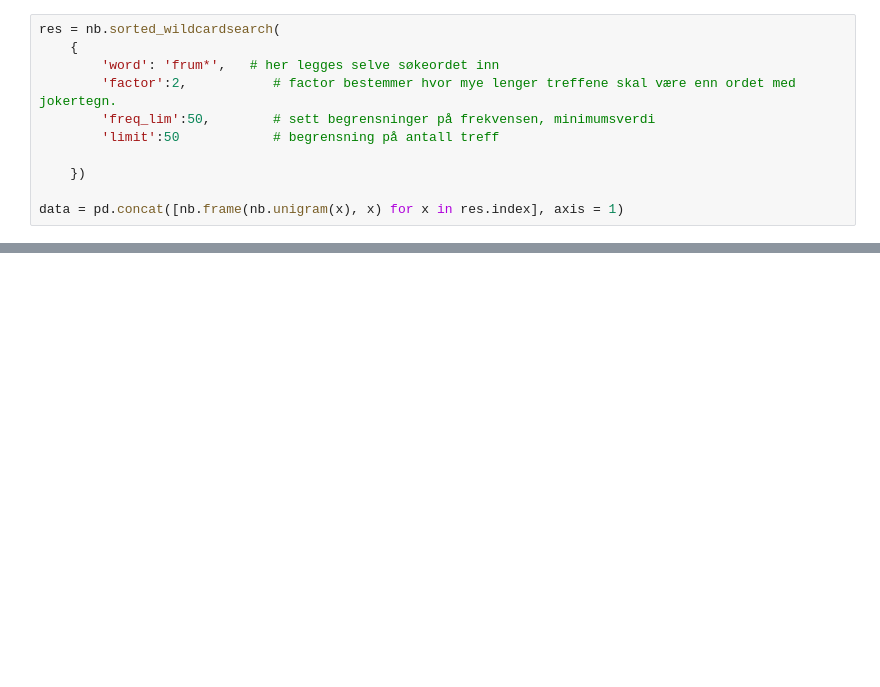
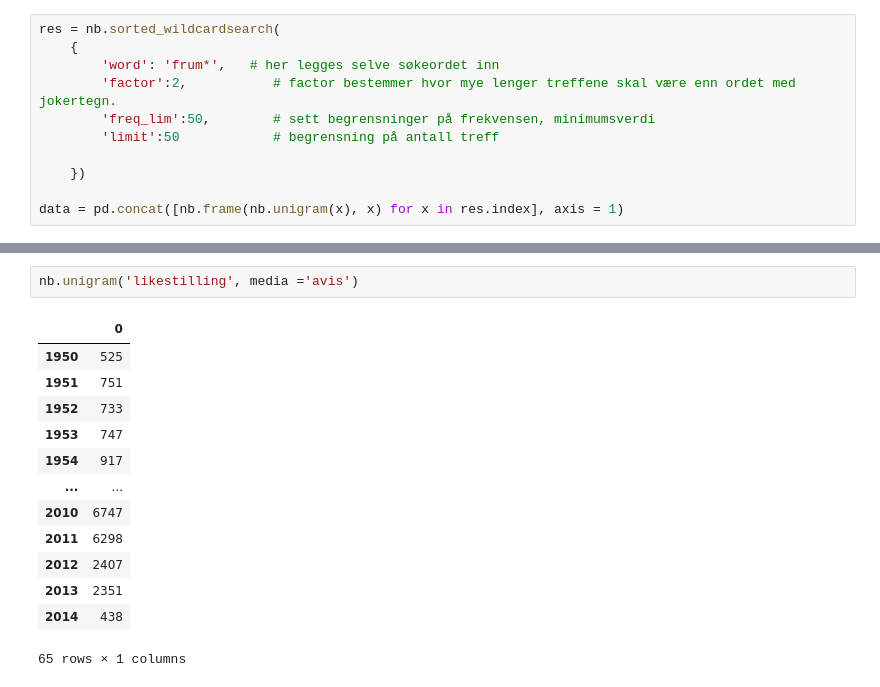
Before and after one commit to Yoonsen/ordboksprosjektet, a Jupyter notebook: Jokertegnsøk.ipynb, the cells around one changed output, grey strips where cells are left out. Saved outputs shown, nothing was run; the diff lists cells and outputs as text; blank space fills up the shorter version.

```diff
--- a/Jokertegnsøk.ipynb
+++ b/Jokertegnsøk.ipynb
@@ -118,0 +119,16 @@ data = pd.concat([nb.frame(nb.unigram(x), x) for x in res.index], axis = 1)
+# %%
+nb.unigram('likestilling', media ='avis')
+# %% [output]
+|  | 0 |
+| 1950 | 525 |
+| 1951 | 751 |
+| 1952 | 733 |
+| 1953 | 747 |
+| 1954 | 917 |
+| ... | ... |
+| 2010 | 6747 |
+| 2011 | 6298 |
+| 2012 | 2407 |
+| 2013 | 2351 |
+| 2014 | 438 |
+65 rows × 1 columns
```
Also changed, not shown: parts of 6 cells of this notebook, 2 other files.
